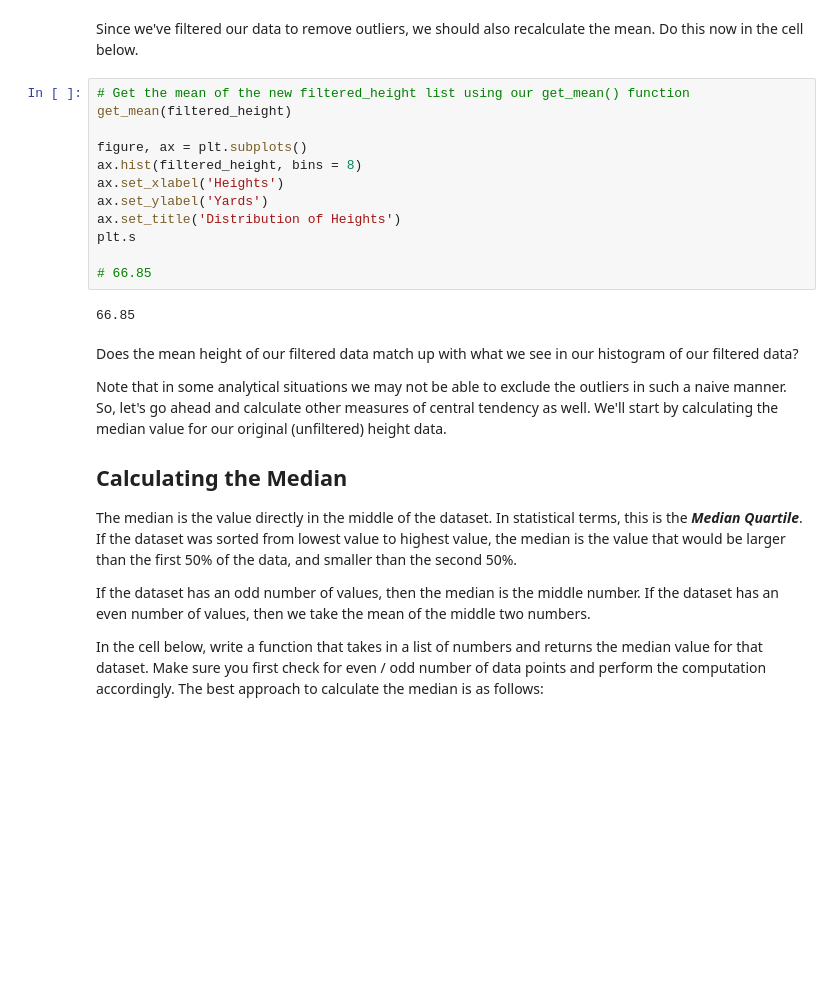
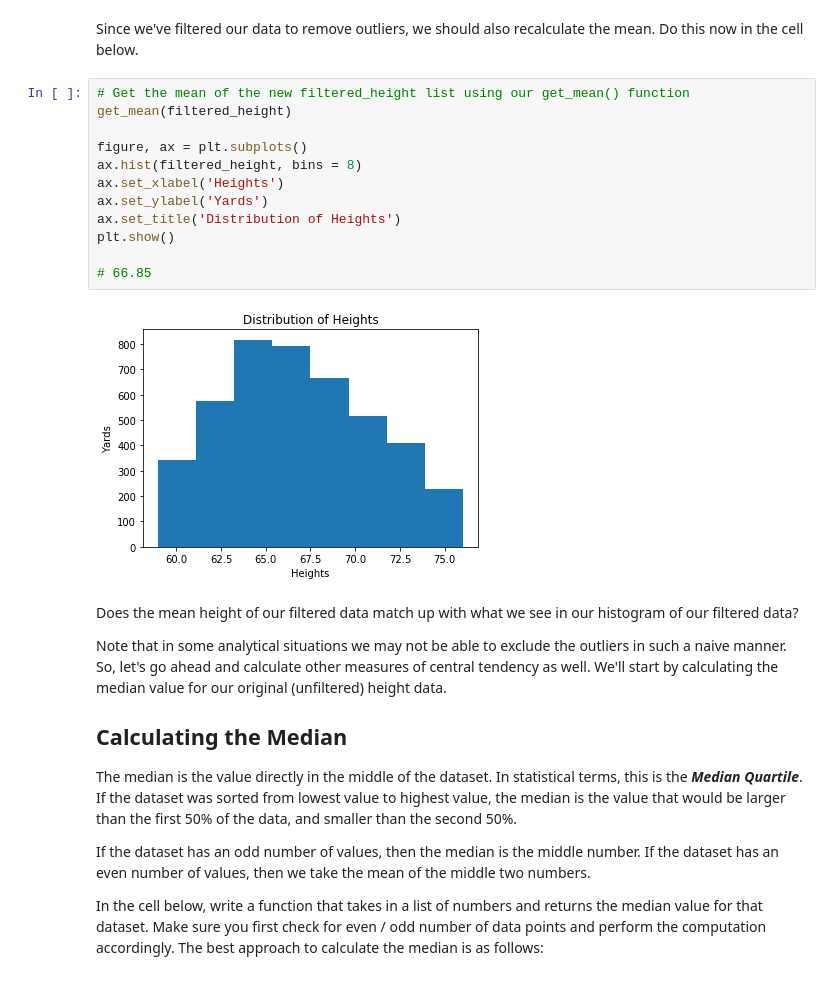
Before and after one commit to daveajstearns/dsc-implementing-statistics-with-functions-lab-nyc-ds-021720, a Jupyter notebook: index.ipynb, the cells around one changed output. Drawn from its saved outputs; the diff is of its cells as text; blank space fills up the shorter version.

```diff
--- a/index.ipynb
+++ b/index.ipynb
@@ -173,17 +173,17 @@ Since we've filtered our data to remove outliers, we should also recalculate the
 # %%
 # Get the mean of the new filtered_height list using our get_mean() function
 get_mean(filtered_height)
 
 figure, ax = plt.subplots()
 ax.hist(filtered_height, bins = 8)
 ax.set_xlabel('Heights')
 ax.set_ylabel('Yards')
 ax.set_title('Distribution of Heights')
-plt.s
+plt.show()
 
 # 66.85
 # %% [output]
-66.85
+[figure, added]
 # %% [markdown]
 Does the mean height of our filtered data match up with what we see in our histogram of our filtered data?
 
```
